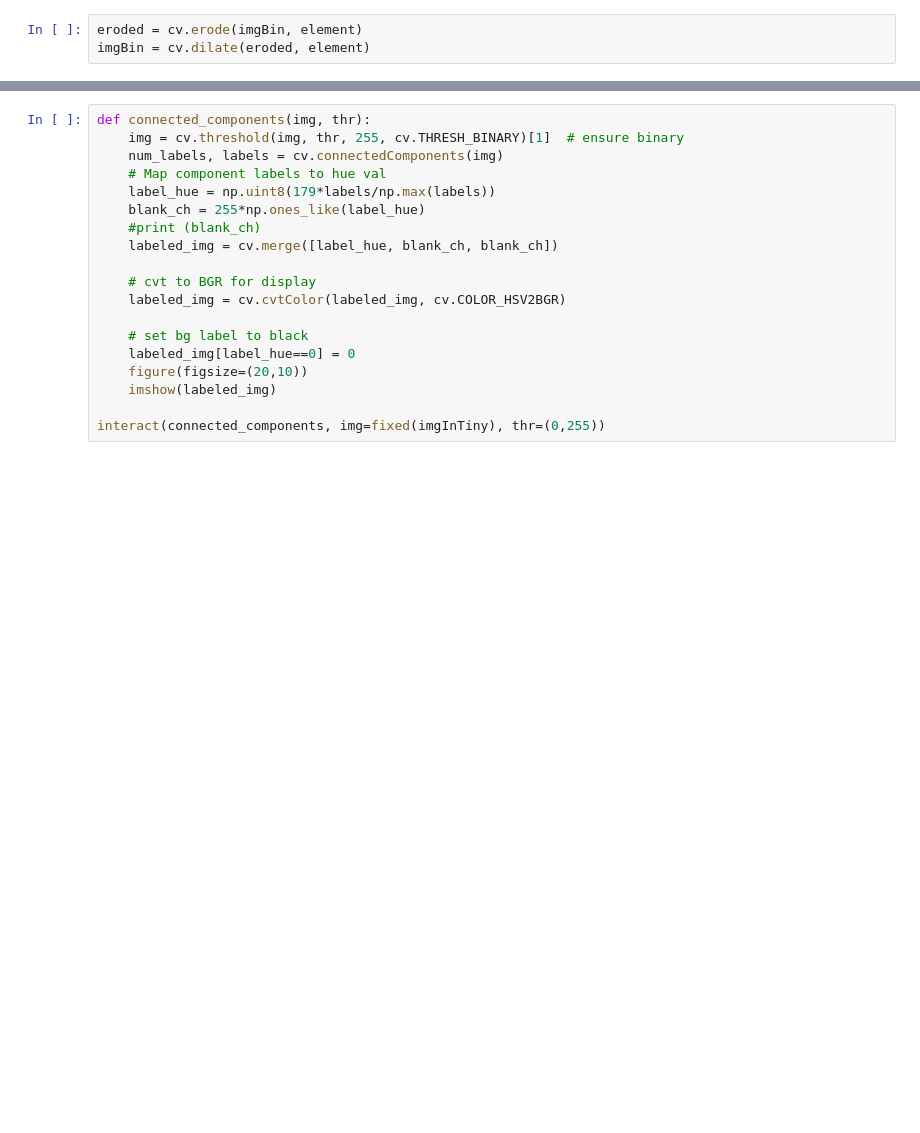
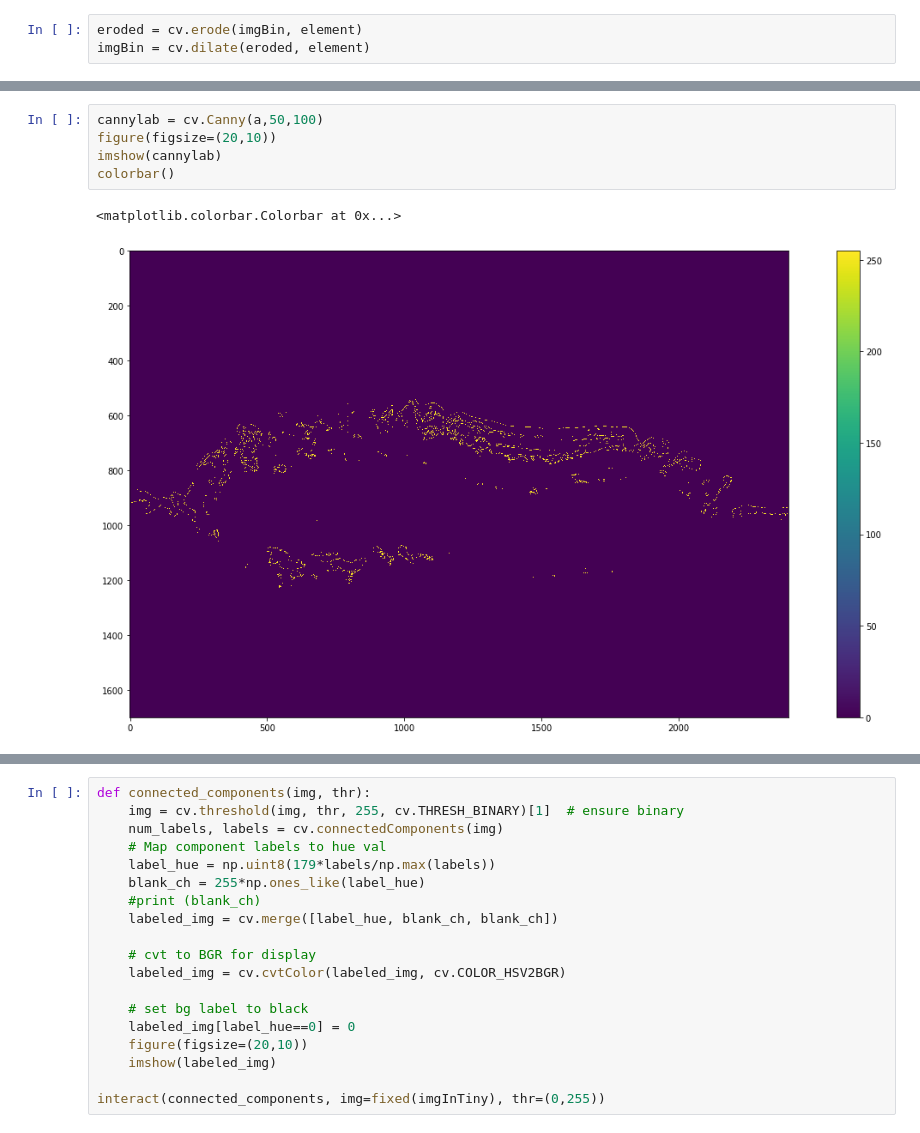
Before and after one commit to GiuliaLovati/Tesy, a Jupyter notebook: ConnectedComponents.ipynb, the cells around one changed output, grey strips where cells are left out. Cells and saved outputs as stored; diff of their text form; blank space fills up the shorter version.

```diff
--- a/ConnectedComponents.ipynb
+++ b/ConnectedComponents.ipynb
@@ -145,0 +140,8 @@ imshow(a)
+# %%
+cannylab = cv.Canny(a,50,100)
+figure(figsize=(20,10))
+imshow(cannylab)
+colorbar()
+# %% [output]
+<matplotlib.colorbar.Colorbar at 0x...>
+[figure, added]
```
Also changed, not shown: parts of 18 cells of this notebook.
